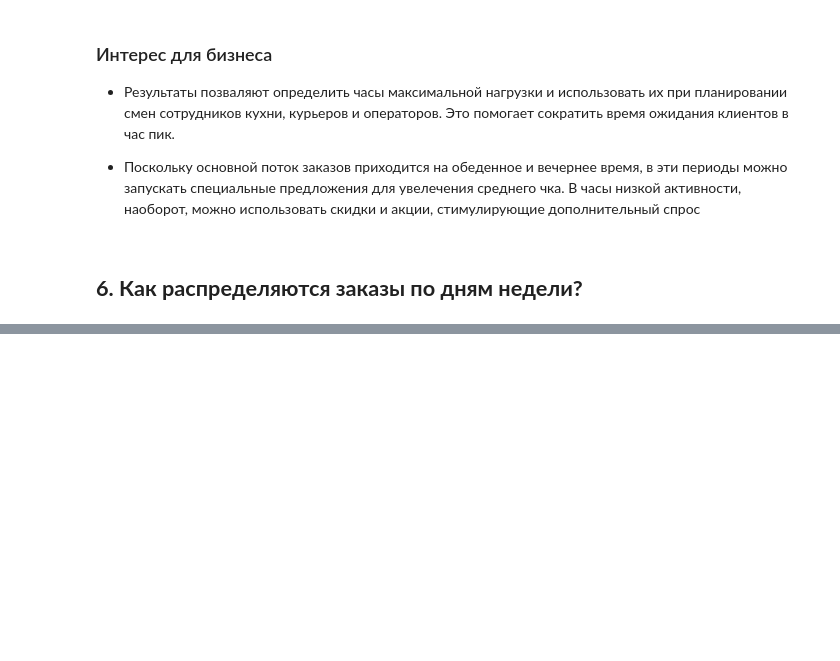
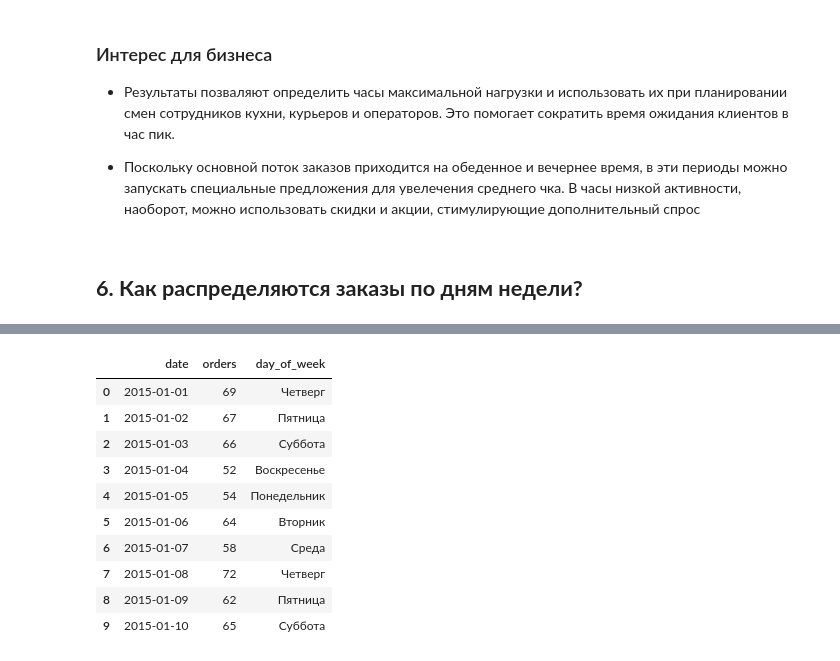
Before and after one commit to WhosArt/pizza_hut_da, a Jupyter notebook: pizzahut_analysis.ipynb, the cells around one changed output, grey strips where cells are left out. Cells and saved outputs as stored; diff of their text form; code cells hidden in the pictures; blank space fills up the shorter version.

```diff
--- a/pizzahut_analysis.ipynb
+++ b/pizzahut_analysis.ipynb
@@ -945,3 +949,16 @@ print("====================================================")
 - Поскольку основной поток заказов приходится на обеденное и вечернее время, в эти периоды можно запускать специальные предложения для увелечения среднего чка. В часы низкой активности, наоборот, можно использовать скидки и акции, стимулирующие дополнительный спрос
 # %% [markdown]
 ## **6. Как распределяются заказы по дням недели?**
+# %%
+# Считаем количество заказов для каждой календарной даты
+orders_per_day = (
+    df.groupby('date')['order_id']
+        .nunique()
+        .reset_index(name='orders')
+)
+
+# Преобразуем date в тип datetime
+orders_per_day['date'] = pd.to_datetime(orders_per_day['date'])
+
+# Выводим результат
+orders_per_day.head(10)
@@ -947,0 +977,32 @@ print("====================================================")
+# %%
+# Сохраняем дни недели на русском
+days = {
+    0: 'Понедельник',
+    1: 'Вторник',
+    2: 'Среда',
+    3: 'Четверг',
+    4: 'Пятница',
+    5: 'Суббота',
+    6: 'Воскресенье'
+}
+
+# Выделяем  дни недели и заказы в эти дни
+orders_per_day['day_of_week'] = (
+    orders_per_day['date']
+        .dt.dayofweek
+        .map(days))
+
+# Выводим результат
+orders_per_day.head(10)
+# %% [output]
+|  | date | orders | day_of_week |
+| 0 | 2015-01-01 | 69 | Четверг |
+| 1 | 2015-01-02 | 67 | Пятница |
+| 2 | 2015-01-03 | 66 | Суббота |
+| 3 | 2015-01-04 | 52 | Воскресенье |
+| 4 | 2015-01-05 | 54 | Понедельник |
+| 5 | 2015-01-06 | 64 | Вторник |
+| 6 | 2015-01-07 | 58 | Среда |
+| 7 | 2015-01-08 | 72 | Четверг |
+| 8 | 2015-01-09 | 62 | Пятница |
+| 9 | 2015-01-10 | 65 | Суббота |
```
Also changed, not shown: parts of 9 cells of this notebook.
